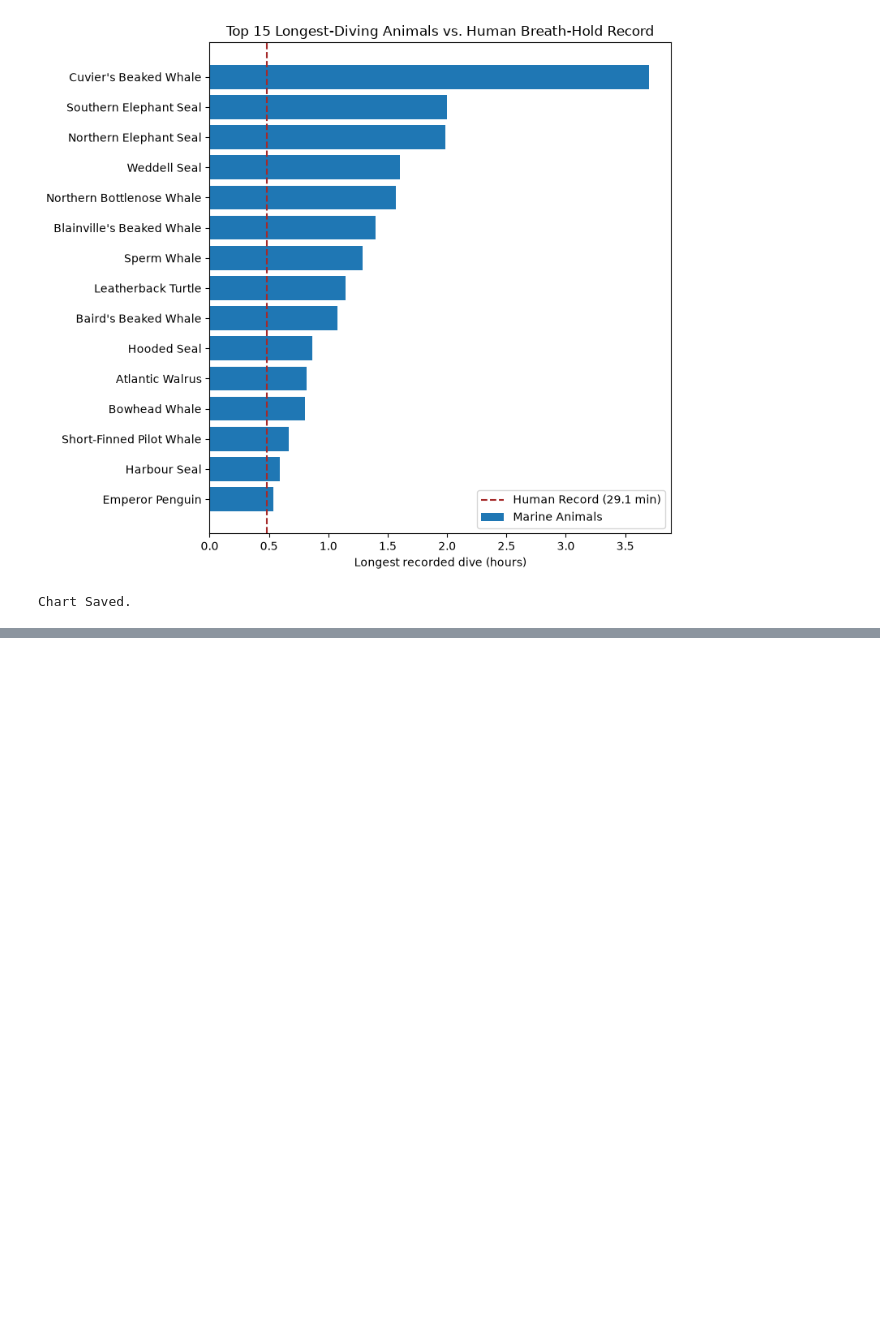
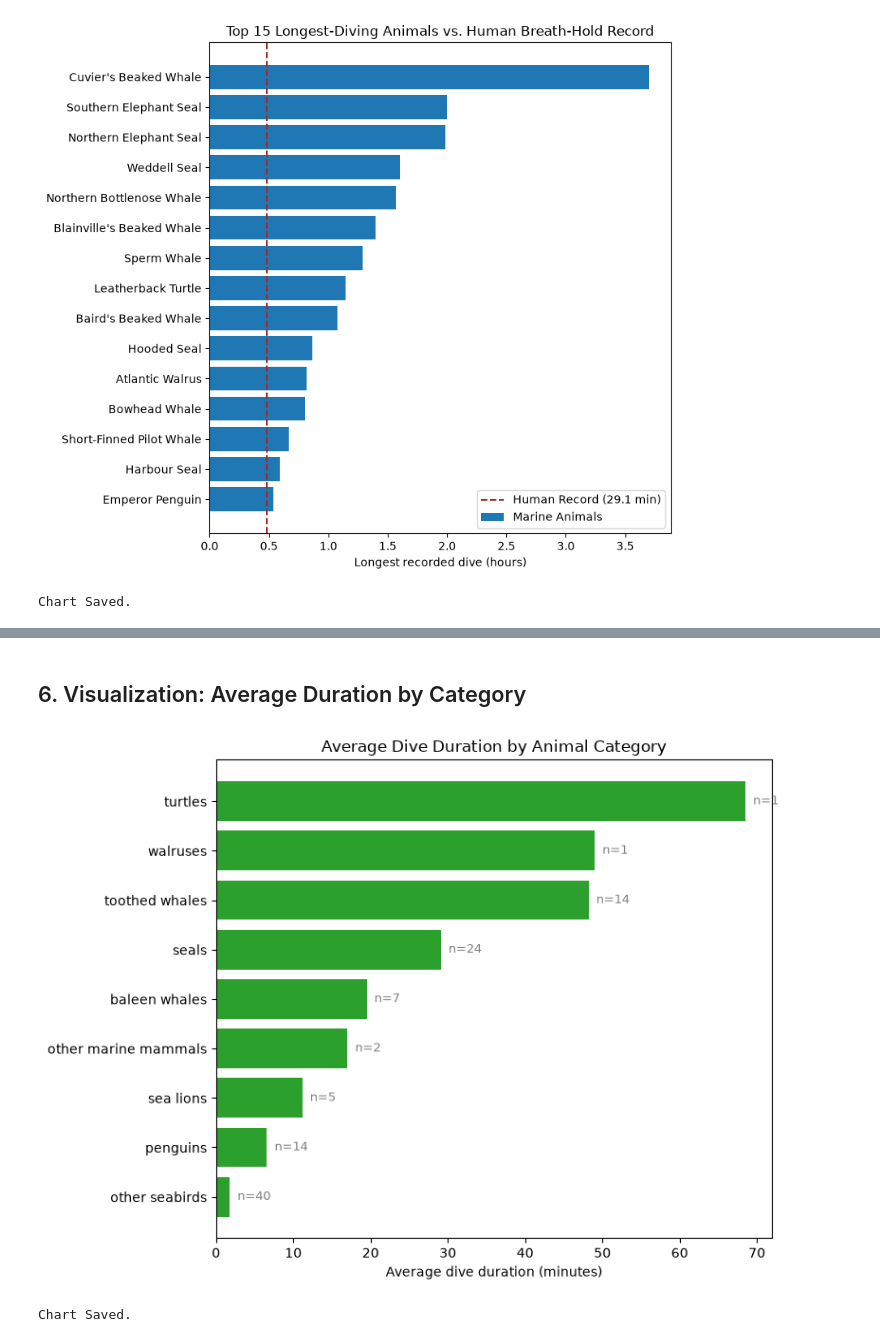
Before and after one commit to dakshita01/data-science-portfolio, a Jupyter notebook: 06-longest-divers/notebook/longest_divers.ipynb, the cells around one changed output, grey strips where cells are left out. Saved outputs shown, nothing was run; the diff lists cells and outputs as text; code cells hidden in the pictures; blank space fills up the shorter version.

Commit message:
feat: add category comparison chart with sample-size annotations

```diff
--- a/06-longest-divers/notebook/longest_divers.ipynb
+++ b/06-longest-divers/notebook/longest_divers.ipynb
@@ -123,0 +129,8 @@ Chart Saved.
+# %%
+category_stats = df.groupby('category').agg(
+    avg_duration_min=('duration', 'mean'),
+    max_duration_min=('duration', 'max'),
+    species_count=('animal', 'count')
+).sort_values('avg_duration_min', ascending=True)
+
+category_stats
@@ -123,0 +149,33 @@ Chart Saved.
+# %% [markdown]
+## 6. Visualization: Average Duration by Category
+# %%
+fig, ax = plt.subplots(figsize=(8, 6))
+
+bars = ax.barh(
+    category_stats.index,
+    category_stats['avg_duration_min'],
+    color='C2'
+)
+
+# Annotate each bar with its sample size, since group size ranges from 1 to 40
+for bar, n in zip(bars, category_stats['species_count']):
+    ax.text(
+        bar.get_width() + 1,
+        bar.get_y() + bar.get_height()/2,
+        f'n={n}',
+        va='center',
+        fontsize=9,
+        color='gray'
+    )
+
+ax.set_xlabel('Average dive duration (minutes)')
+ax.set_title('Average Dive Duration by Animal Category')
+plt.tight_layout()
+
+plt.savefig('../images/plots/average_duration_by_category.png', dpi=150, bbox_inches='tight')
+plt.show()
+
+print("Chart Saved.")
+# %% [output]
+[figure, added]
+Chart Saved.
```
Also changed, not shown: parts of 4 cells of this notebook, 1 other file.
